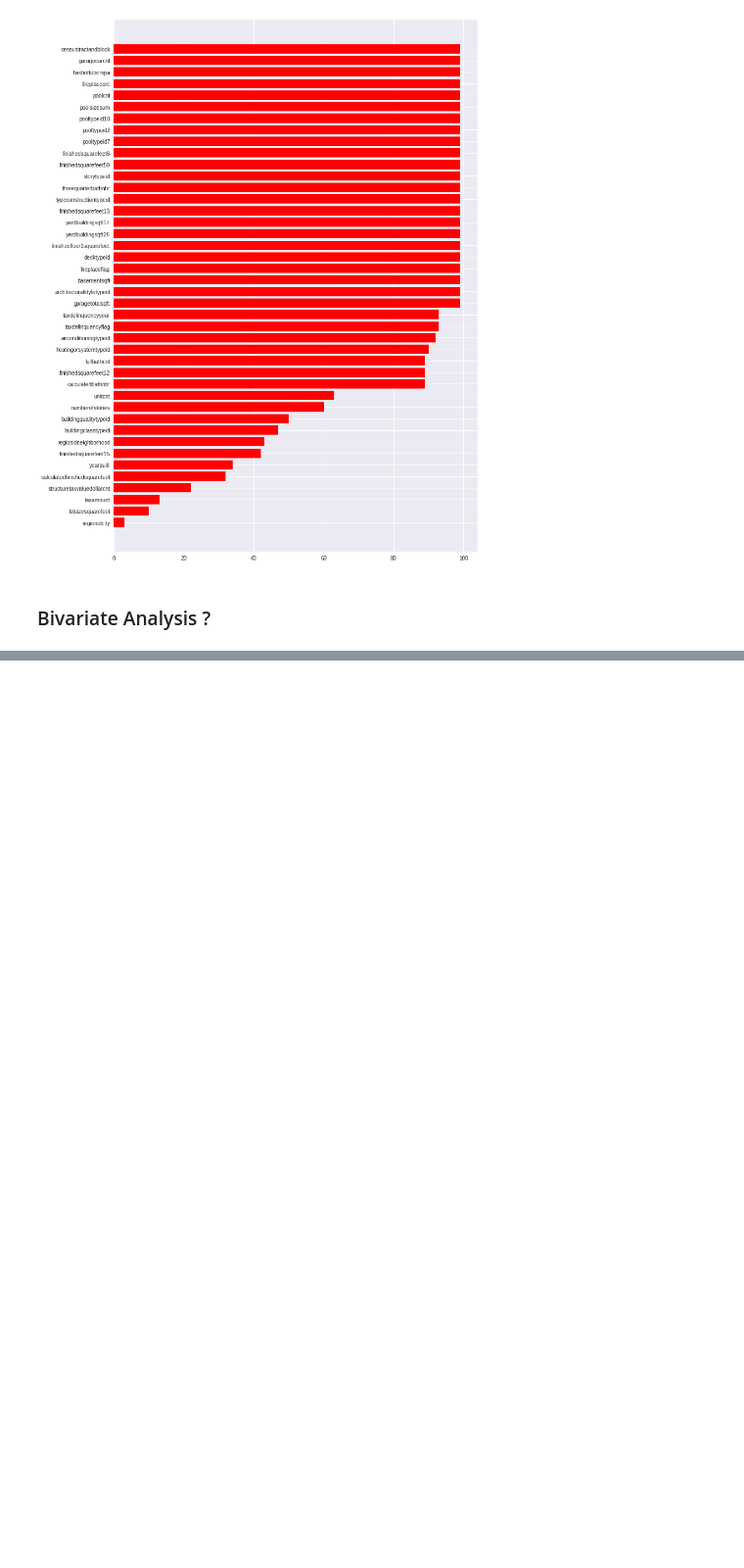
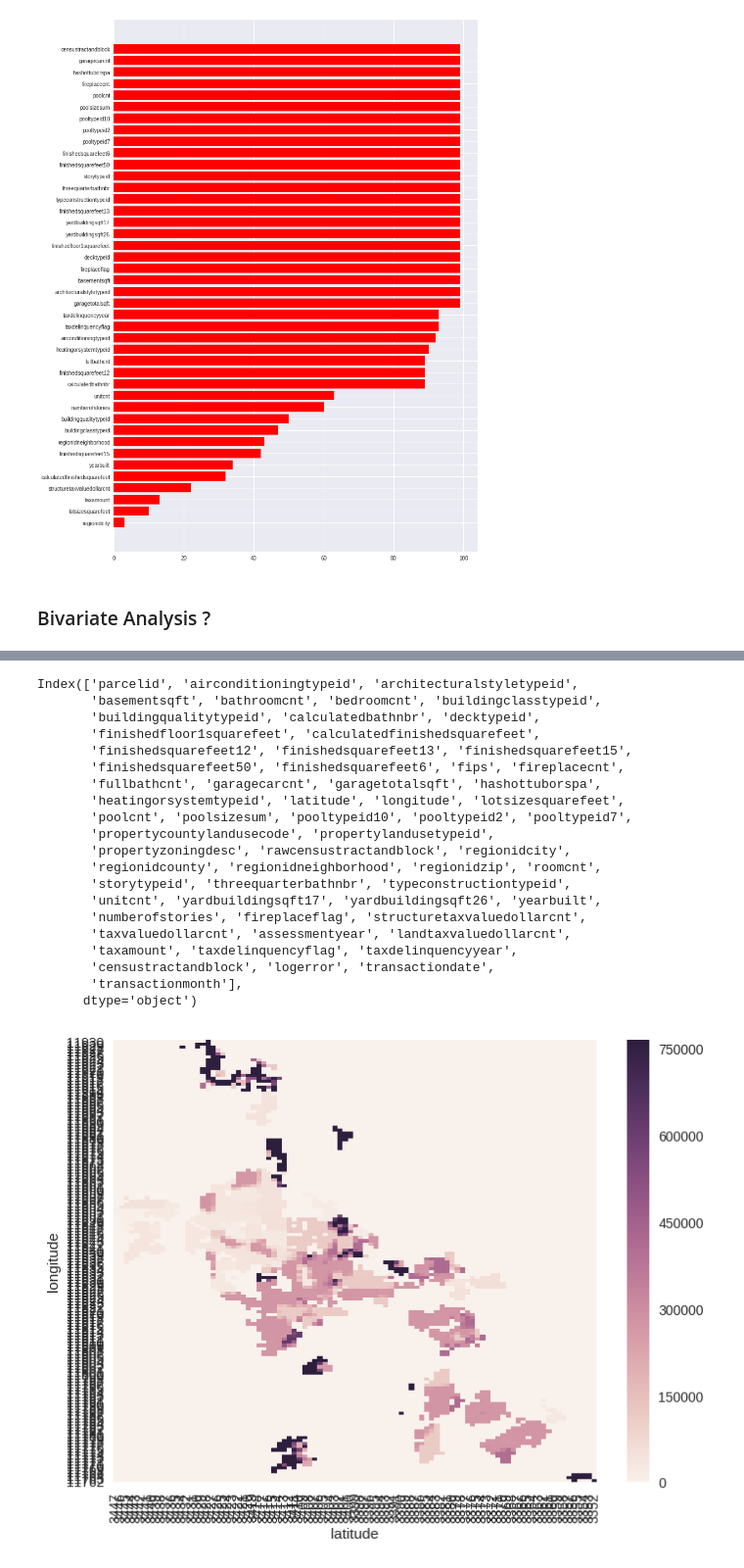
Before and after one commit to darkmatter11235/jupyter_notebooks, a Jupyter notebook: EDA/explore_data.ipynb, the cells around one changed output, grey strips where cells are left out. Shown at 98% size. Cells and saved outputs as stored; diff of their text form; code cells hidden in the pictures; blank space fills up the shorter version.

```diff
--- a/EDA/explore_data.ipynb
+++ b/EDA/explore_data.ipynb
@@ -139,2 +79,39 @@ Index(['parcelid', 'airconditioningtypeid', 'architecturalstyletypeid',
+# %%
+import cufflinks as cf
+import plotly.plotly as py
+pdm = pd.merge(pdata, td, on='parcelid')
+var1_name = "calculatedfinishedsquarefeet"
+var2_name = "logerror"
+data1 = pdm[var1_name]
+data2 = pdm[var2_name]
+limit = 20
+print(pdm.columns)
+
+-
+
+# geo_plot(pdm, 'latitude', 'longitude', 'regionidcounty')
+geo_plot(pdm, 'latitude', 'longitude', 'regionidneighborhood', use_log=0)
+# %% [output]
+Index(['parcelid', 'airconditioningtypeid', 'architecturalstyletypeid',
+       'basementsqft', 'bathroomcnt', 'bedroomcnt', 'buildingclasstypeid',
+       'buildingqualitytypeid', 'calculatedbathnbr', 'decktypeid',
+       'finishedfloor1squarefeet', 'calculatedfinishedsquarefeet',
+       'finishedsquarefeet12', 'finishedsquarefeet13', 'finishedsquarefeet15',
+       'finishedsquarefeet50', 'finishedsquarefeet6', 'fips', 'fireplacecnt',
+       'fullbathcnt', 'garagecarcnt', 'garagetotalsqft', 'hashottuborspa',
+       'heatingorsystemtypeid', 'latitude', 'longitude', 'lotsizesquarefeet',
+       'poolcnt', 'poolsizesum', 'pooltypeid10', 'pooltypeid2', 'pooltypeid7',
+       'propertycountylandusecode', 'propertylandusetypeid',
+       'propertyzoningdesc', 'rawcensustractandblock', 'regionidcity',
+       'regionidcounty', 'regionidneighborhood', 'regionidzip', 'roomcnt',
+       'storytypeid', 'threequarterbathnbr', 'typeconstructiontypeid',
+       'unitcnt', 'yardbuildingsqft17', 'yardbuildingsqft26', 'yearbuilt',
+       'numberofstories', 'fireplaceflag', 'structuretaxvaluedollarcnt',
+       'taxvaluedollarcnt', 'assessmentyear', 'landtaxvaluedollarcnt',
+       'taxamount', 'taxdelinquencyflag', 'taxdelinquencyyear',
+       'censustractandblock', 'logerror', 'transactiondate',
+       'transactionmonth'],
+      dtype='object')
+[figure, added]
 # %%
 #plt.scatter(pdm_small['latitude'],pdm_small['longitude'])
```
Also changed, not shown: parts of 3 cells of this notebook, 1 other file.
